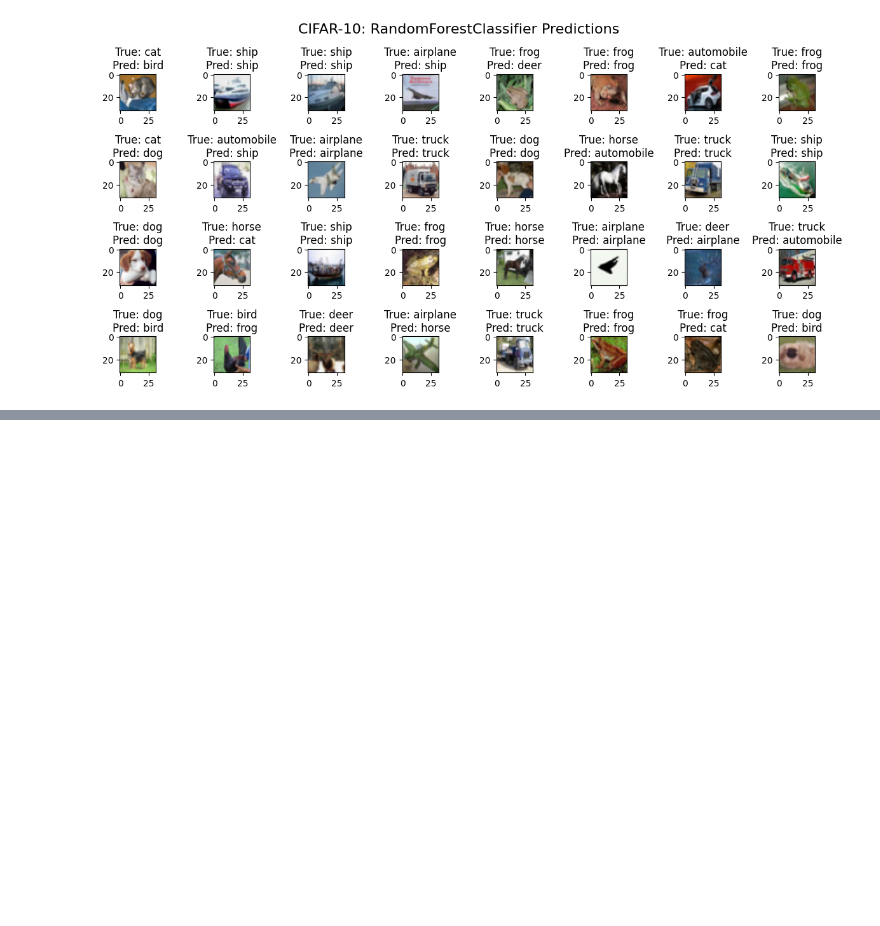
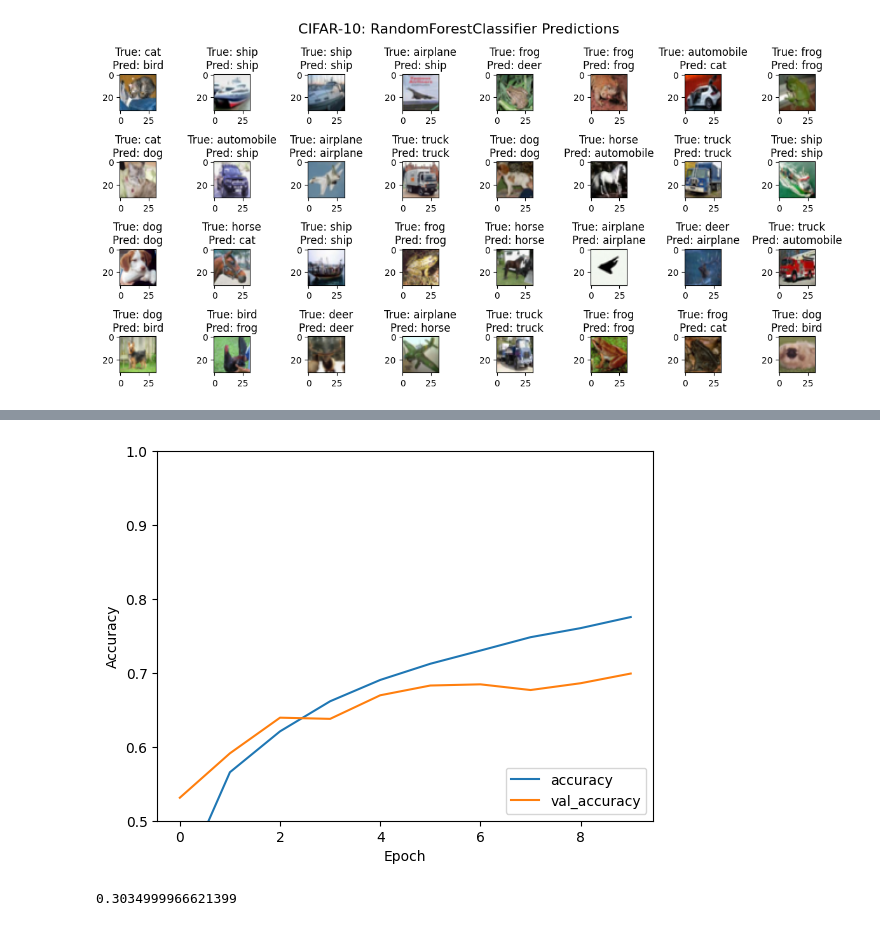
Before and after one commit to mingyushi359/CS178-CIFAR-10-Classification, a Jupyter notebook: 178_project.ipynb, the cells around one changed output, grey strips where cells are left out. Cells and saved outputs as stored; diff of their text form; code cells hidden in the pictures; blank space fills up the shorter version.

```diff
--- a/178_project.ipynb
+++ b/178_project.ipynb
@@ -501,0 +510,4 @@ RF prediction time per sample: 0.19778151512145994 ms
+# %%
+cnn_train = X_train_original.reshape(-1,3,32,32).transpose(0,2,3,1).astype('float32') / 255.0
+cnn_val = X_val_original.reshape(-1,3,32,32).transpose(0,2,3,1).astype('float32') / 255.0
+cnn_test = X_test_original.reshape(-1,3,32,32).transpose(0,2,3,1).astype('float32') / 255.0
@@ -501,0 +516,11 @@ RF prediction time per sample: 0.19778151512145994 ms
+# %%
+model = models.Sequential()
+model.add(layers.Conv2D(32, (3, 3), activation='relu', input_shape=(32, 32, 3)))
+model.add(layers.MaxPooling2D((2, 2)))
+model.add(layers.Conv2D(64, (3, 3), activation='relu'))
+model.add(layers.MaxPooling2D((2, 2)))
+model.add(layers.Conv2D(64, (3, 3), activation='relu'))
+# %%
+model.add(layers.Flatten())
+model.add(layers.Dense(64, activation='relu'))
+model.add(layers.Dense(10))
@@ -501,0 +553,7 @@ RF prediction time per sample: 0.19778151512145994 ms
+# %%
+model.compile(optimizer='adam',
+              loss=tf.keras.losses.SparseCategoricalCrossentropy(from_logits=True),
+              metrics=['accuracy'])
+
+history = model.fit(cnn_train, y_train, epochs=10,
+                    validation_data=(cnn_val, y_val))
@@ -501,0 +581,10 @@ RF prediction time per sample: 0.19778151512145994 ms
+# %%
+plt.plot(history.history['accuracy'], label='accuracy')
+plt.plot(history.history['val_accuracy'], label = 'val_accuracy')
+plt.xlabel('Epoch')
+plt.ylabel('Accuracy')
+plt.ylim([0.5, 1])
+plt.legend(loc='lower right')
+
+test_loss, test_acc = model.evaluate(cnn_test,  y_test, verbose=2)
+# %% [output]
@@ -501,0 +592,5 @@ RF prediction time per sample: 0.19778151512145994 ms
+[figure, added]
+# %%
+print(1 - test_acc)
+# %% [output]
+0.3034999966621399
```
Also changed, not shown: parts of 6 cells of this notebook.
